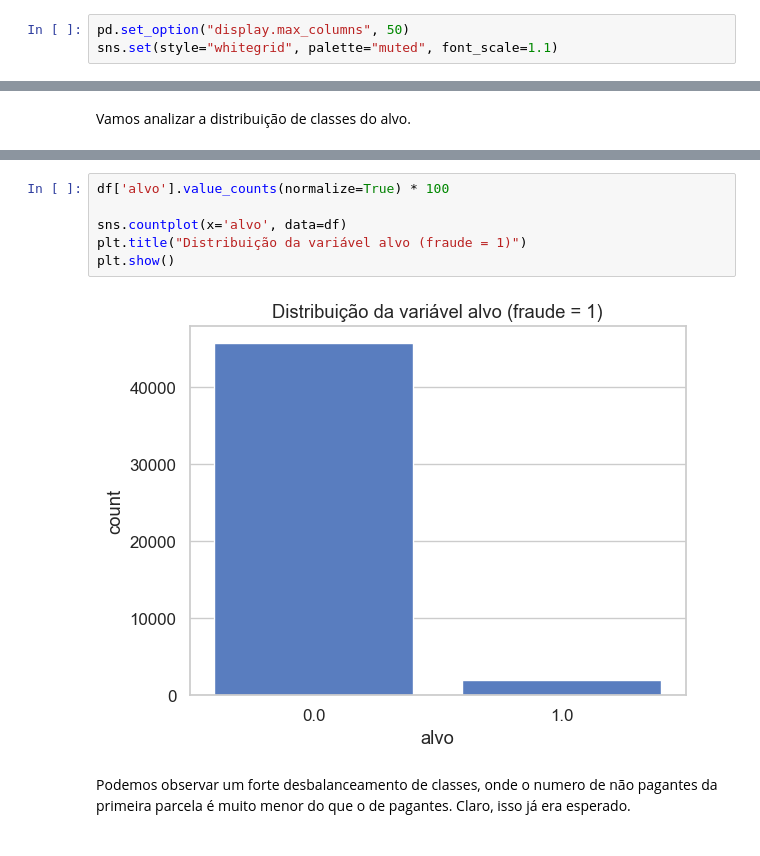
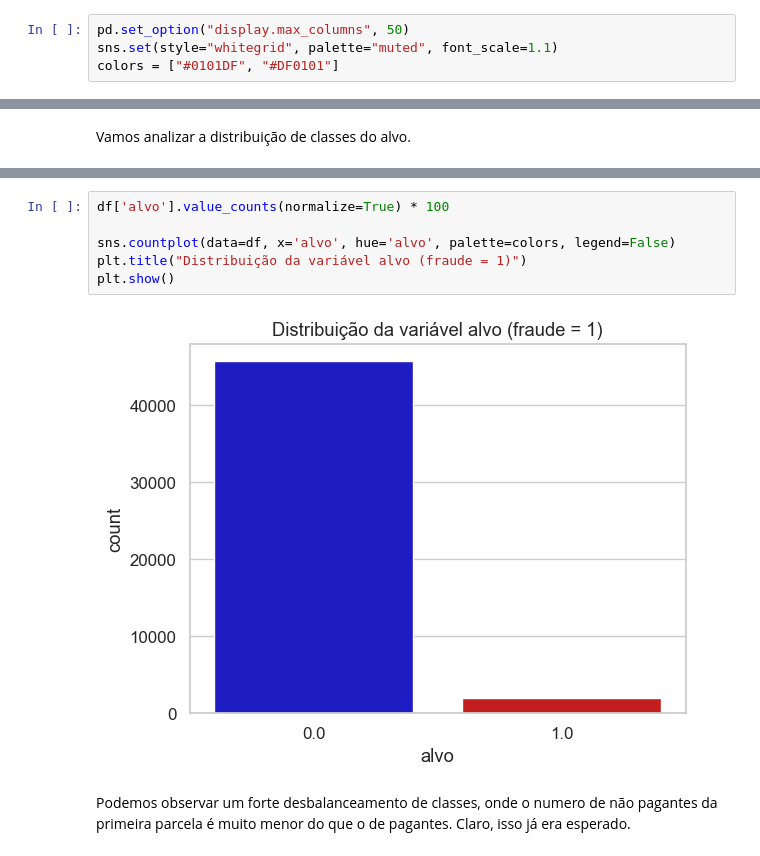
Before and after one commit to HumbertoTavora/Desafio-Neuro-Modelo_Anti_Fraude, a Jupyter notebook: notebooks/eda.ipynb, the cells around one changed output, grey strips where cells are left out. Drawn from its saved outputs; the diff is of its cells as text.

```diff
--- a/notebooks/eda.ipynb
+++ b/notebooks/eda.ipynb
@@ -35,6 +17,7 @@ Configuracoes básicas de visualização
 # %%
 pd.set_option("display.max_columns", 50)
 sns.set(style="whitegrid", palette="muted", font_scale=1.1)
+colors = ["#0101DF", "#DF0101"]
 # %%
 df = pd.read_csv("../datasets/base_antifraude.gz", compression="gzip", sep='\t')
 
@@ -153,11 +149,11 @@ Vamos analizar a distribuição de classes do alvo.
 # %%
 df['alvo'].value_counts(normalize=True) * 100
 
-sns.countplot(x='alvo', data=df)
+sns.countplot(data=df, x='alvo', hue='alvo', palette=colors, legend=False)
 plt.title("Distribuição da variável alvo (fraude = 1)")
 plt.show()
 # %% [output]
-[figure, old version]
+[figure, new version]
 # %% [markdown]
 Podemos observar um forte desbalanceamento de classes, onde o numero de não pagantes da primeira parcela é muito menor do que o de pagantes. Claro, isso já era esperado.
 # %% [markdown]
```
Also changed, not shown: parts of 11 cells of this notebook.
